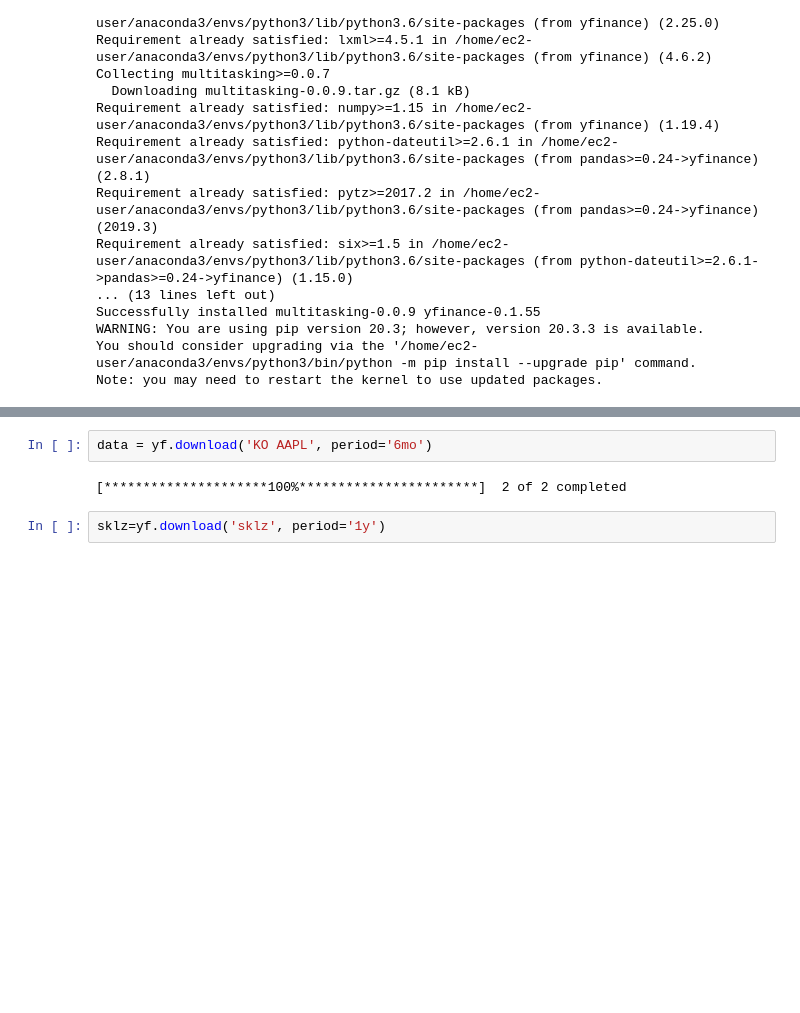
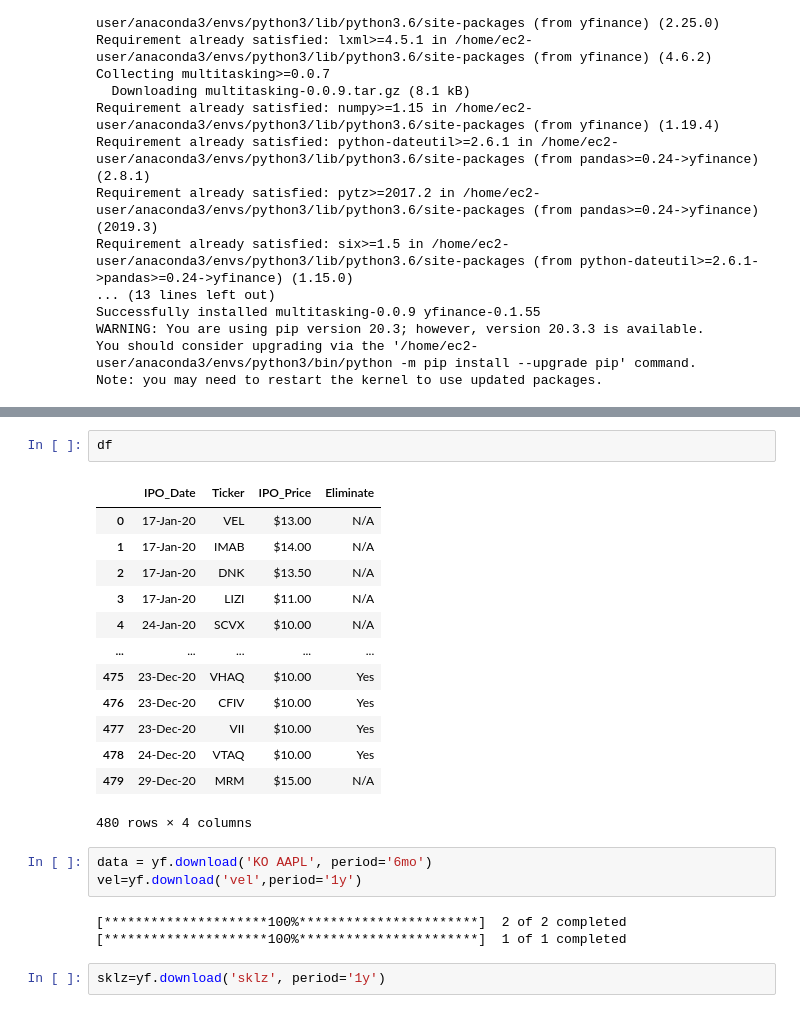
Before and after one commit to samlani03/SA-repo, a Jupyter notebook: YFinance Testing.ipynb, the cells around one changed output, grey strips where cells are left out. Saved outputs shown, nothing was run; the diff lists cells and outputs as text; blank space fills up the shorter version.

```diff
--- a/YFinance Testing.ipynb
+++ b/YFinance Testing.ipynb
@@ -30,7 +160,25 @@ PSTH=yf.Ticker('psth')
+# %%
+df
+# %% [output]
+|  | IPO_Date | Ticker | IPO_Price | Eliminate |
+| 0 | 17-Jan-20 | VEL | $13.00 | N/A |
+| 1 | 17-Jan-20 | IMAB | $14.00 | N/A |
+| 2 | 17-Jan-20 | DNK | $13.50 | N/A |
+| 3 | 17-Jan-20 | LIZI | $11.00 | N/A |
+| 4 | 24-Jan-20 | SCVX | $10.00 | N/A |
+| ... | ... | ... | ... | ... |
+| 475 | 23-Dec-20 | VHAQ | $10.00 | Yes |
+| 476 | 23-Dec-20 | CFIV | $10.00 | Yes |
+| 477 | 23-Dec-20 | VII | $10.00 | Yes |
+| 478 | 24-Dec-20 | VTAQ | $10.00 | Yes |
+| 479 | 29-Dec-20 | MRM | $15.00 | N/A |
+480 rows × 4 columns
 # %%
 data = yf.download('KO AAPL', period='6mo')
+vel=yf.download('vel',period='1y')
 # %% [output]
 [*********************100%***********************]  2 of 2 completed
+[*********************100%***********************]  1 of 1 completed
 # %%
 sklz=yf.download('sklz', period='1y')
 # %% [output]
```
Also changed, not shown: parts of 32 cells of this notebook, 2 other files.
